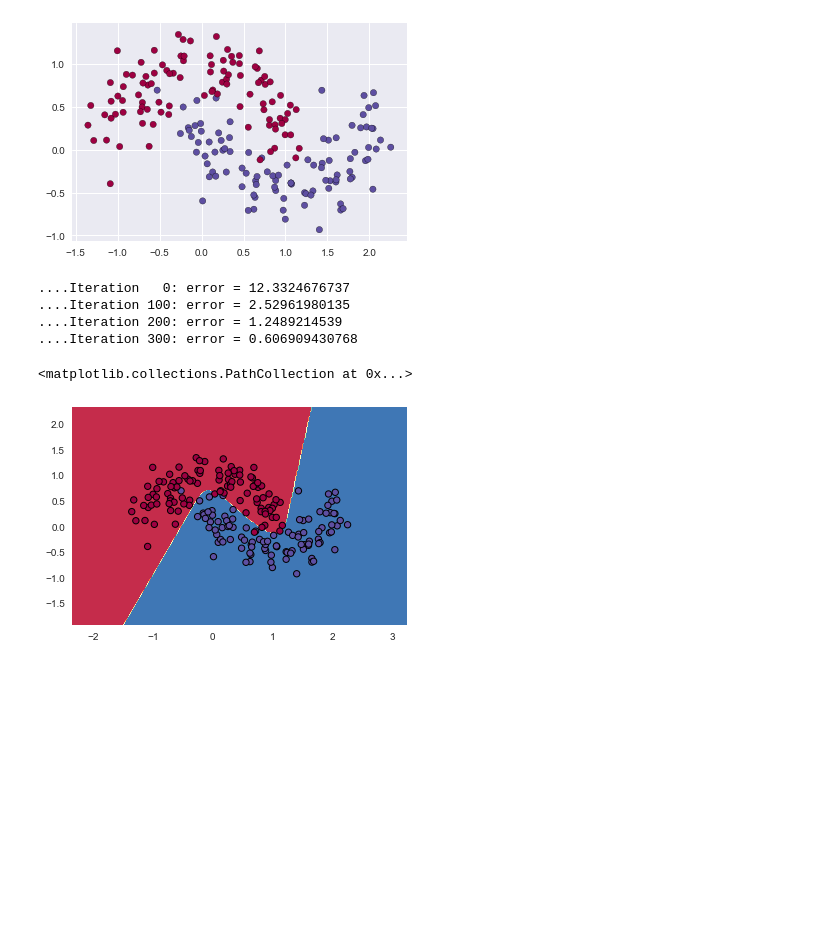
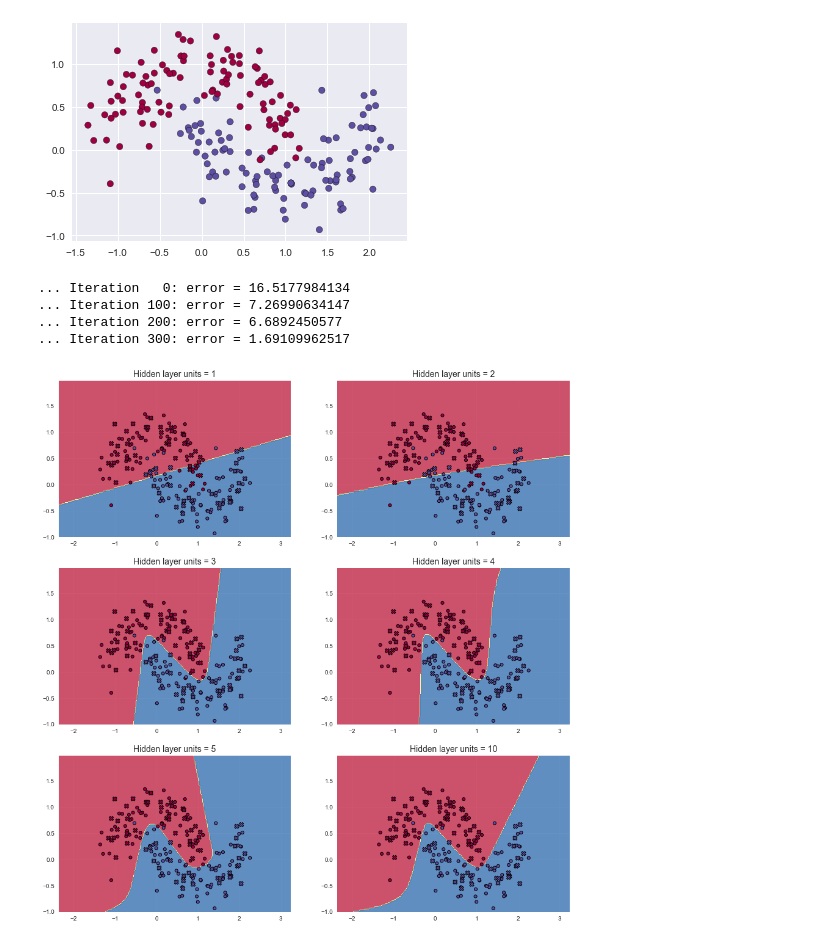
Before and after one commit to ejisoo/Fundamental-Machine-Learning, a Jupyter notebook: notebooks/Neural Network.ipynb, the cells around one changed output. Saved outputs shown, nothing was run; the diff lists cells and outputs as text; code cells hidden in the pictures; blank space fills up the shorter version.

Commit message:
Add plots for MLP

```diff
--- a/notebooks/Neural Network.ipynb
+++ b/notebooks/Neural Network.ipynb
@@ -429,9 +431,10 @@ X_valid, y_valid = X[1::4], y[1::4]
+# %%
+X_train, X_test, y_train, y_test = train_test_split(X, y, test_size=0.33, random_state=0)
 # %%
 nn3 = MLP(X_train, y_train, 3, activation="logistic", random_state=0)
+nn3.fit(0.2, 400)
+# %% [output]
+... Iteration   0: error = 16.5177984134
+... Iteration 100: error = 7.26990634147
+... Iteration 200: error = 6.6892450577
+... Iteration 300: error = 1.69109962517
-# %%
-nn3.fit(0.2, 400)
-# %% [output]
-....Iteration   0: error = 12.3324676737
-....Iteration 100: error = 2.52961980135
-....Iteration 200: error = 1.2489214539
-....Iteration 300: error = 0.606909430768
@@ -445,12 +441,36 @@ def make_meshgrid(x, y, h=0.02):
-# %%
-X0, X1 = X[:, 0], X[:, 1]
-xx, yy = make_meshgrid(X0, X1)
-
-Z = nn3.predict(np.c_[xx.ravel(), yy.ravel()])
-Z = Z.reshape(xx.shape)
-
-plt.contourf(xx, yy, Z, cmap=plt.cm.Spectral)
-plt.scatter(X0, X1, c=y, cmap=plt.cm.Spectral, s=40, edgecolor='k', linewidth=1)
-# %% [output]
-<matplotlib.collections.PathCollection at 0x...>
-[figure, removed]
+# %%
+def plot_decision_regions(X, y, clf, test_idx=None, h=0.02, ax=None):
+    X_min, X_max = X.min() - 1, X.max() + 1
+    y_min, y_max = y.min() - 1, y.max() + 1
+    xx, yy = np.meshgrid(np.arange(X_min, X_max, h),
+                         np.arange(y_min, y_max, h))
+
+    Z = clf.predict(np.c_[xx.ravel(), yy.ravel()])
+    Z = Z.reshape(xx.shape)
+
+    train_idx = list(set(range(len(X))) - set(test_idx))
+
+    if ax is None:
+        _, ax = plt.subplots(1)
+
+    ax.contourf(xx, yy, Z, cmap=plt.cm.Spectral, alpha=0.8)
+    ax.scatter(X[train_idx, 0], X[train_idx, 1], c=y[train_idx], marker='o',
+                cmap=plt.cm.Spectral, s=25, edgecolor='k', linewidth=1)
+    ax.scatter(X[test_idx, 0], X[test_idx, 1], c=y[test_idx], marker='X',
+                cmap=plt.cm.Spectral, s=50, edgecolor='k', linewidth=1)
+# %%
+X_combined = np.vstack((X_train, X_test))
+y_combined = np.hstack((y_train, y_test)).reshape((-1, 1))
+
+n_hidden_list = np.array([1, 2, 3, 4, 5, 10])
+fig, axes = plt.subplots(3, 2, figsize=(15, 16))
+
+for n_hidden, ax in zip(n_hidden_list, axes.reshape(-1)):
+    nn3 = MLP(X_train, y_train, n_hidden, activation="logistic",
+              random_state=0, verbose=False)
+    nn3.fit(0.2, 400)
+    plot_decision_regions(X_combined, y_combined, nn3,
+                   test_idx=range(134, 200), ax=ax)
+    ax.set_title("Hidden layer units = {}".format(n_hidden), fontsize=14)
+# %% [output]
+[figure, added]
```
Also changed, not shown: parts of 7 cells of this notebook.
